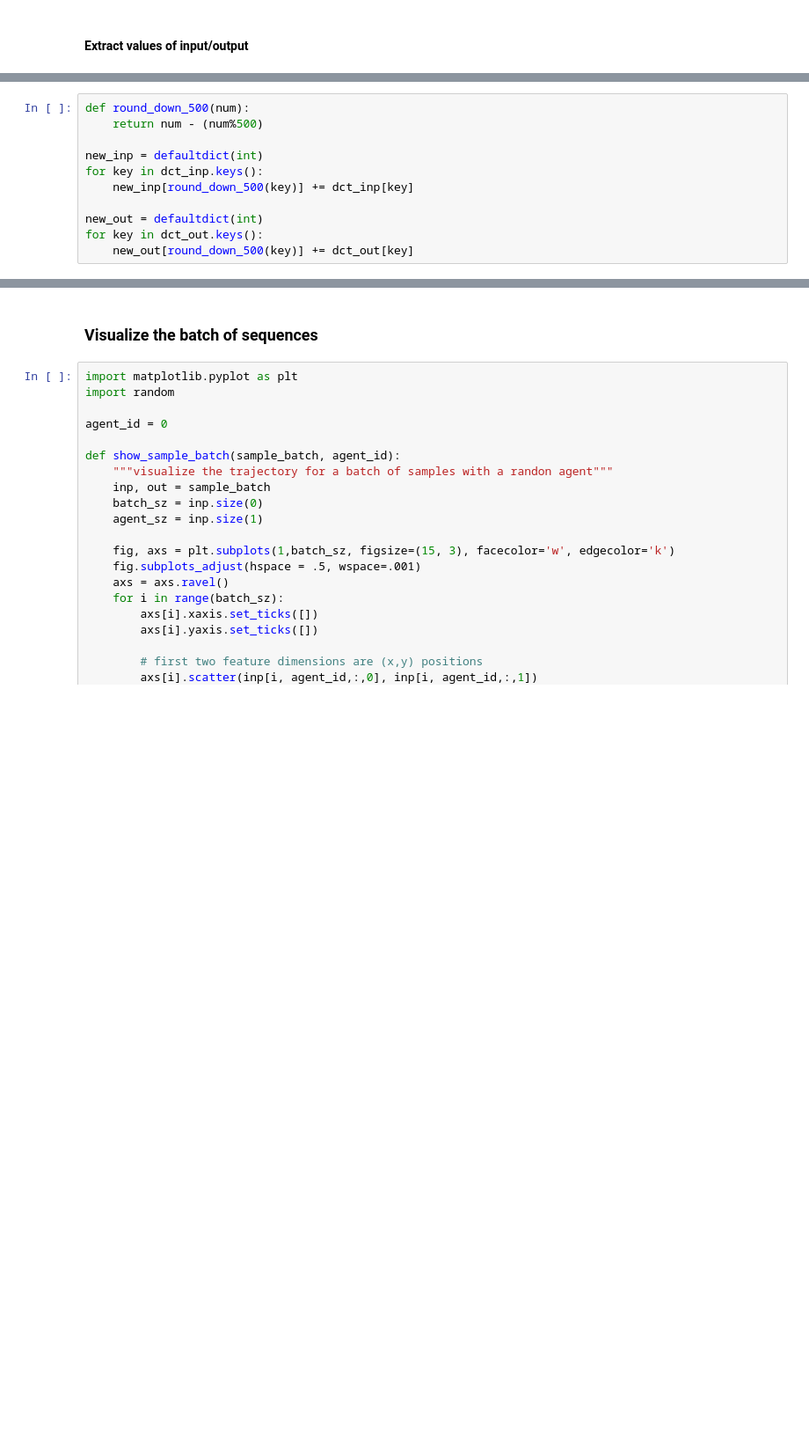
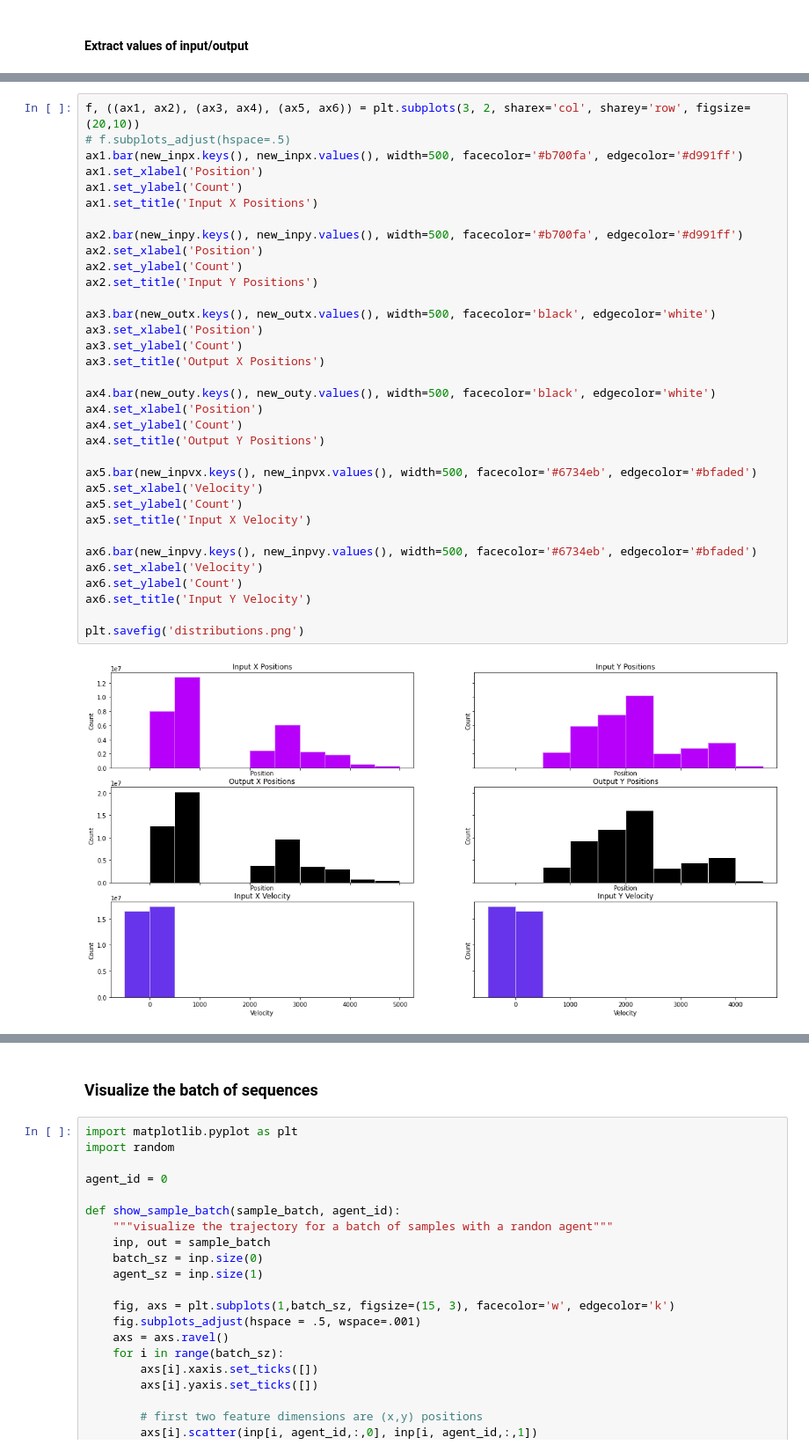
Before and after one commit to nicole9925/CSE151B-Kaggle-Competition, a Jupyter notebook: EDA.ipynb, the cells around one changed output, grey strips where cells are left out. Shown at 88% size. Saved outputs shown, nothing was run; the diff lists cells and outputs as text; blank space fills up the shorter version.

```diff
--- a/EDA.ipynb
+++ b/EDA.ipynb
@@ -91,11 +81,0 @@ for i_batch, batch in tqdm(enumerate(train_loader)):
-# %%
-def round_down_500(num):
-    return num - (num%500)
-
-new_inp = defaultdict(int)
-for key in dct_inp.keys():
-    new_inp[round_down_500(key)] += dct_inp[key]
-
-new_out = defaultdict(int)
-for key in dct_out.keys():
-    new_out[round_down_500(key)] += dct_out[key]
@@ -124,0 +141,36 @@ min(dct_inp.keys()) , max(dct_inp.keys()) + 50
+# %%
+f, ((ax1, ax2), (ax3, ax4), (ax5, ax6)) = plt.subplots(3, 2, sharex='col', sharey='row', figsize=(20,10))
+# f.subplots_adjust(hspace=.5)
+ax1.bar(new_inpx.keys(), new_inpx.values(), width=500, facecolor='#b700fa', edgecolor='#d991ff')
+ax1.set_xlabel('Position')
+ax1.set_ylabel('Count')
+ax1.set_title('Input X Positions')
+
+ax2.bar(new_inpy.keys(), new_inpy.values(), width=500, facecolor='#b700fa', edgecolor='#d991ff')
+ax2.set_xlabel('Position')
+ax2.set_ylabel('Count')
+ax2.set_title('Input Y Positions')
+
+ax3.bar(new_outx.keys(), new_outx.values(), width=500, facecolor='black', edgecolor='white')
+ax3.set_xlabel('Position')
+ax3.set_ylabel('Count')
+ax3.set_title('Output X Positions')
+
+ax4.bar(new_outy.keys(), new_outy.values(), width=500, facecolor='black', edgecolor='white')
+ax4.set_xlabel('Position')
+ax4.set_ylabel('Count')
+ax4.set_title('Output Y Positions')
+
+ax5.bar(new_inpvx.keys(), new_inpvx.values(), width=500, facecolor='#6734eb', edgecolor='#bfaded')
+ax5.set_xlabel('Velocity')
+ax5.set_ylabel('Count')
+ax5.set_title('Input X Velocity')
+
+ax6.bar(new_inpvy.keys(), new_inpvy.values(), width=500, facecolor='#6734eb', edgecolor='#bfaded')
+ax6.set_xlabel('Velocity')
+ax6.set_ylabel('Count')
+ax6.set_title('Input Y Velocity')
+
+plt.savefig('distributions.png')
+# %% [output]
+[figure, added]
```
Also changed, not shown: parts of 24 cells of this notebook, 11 other files.
